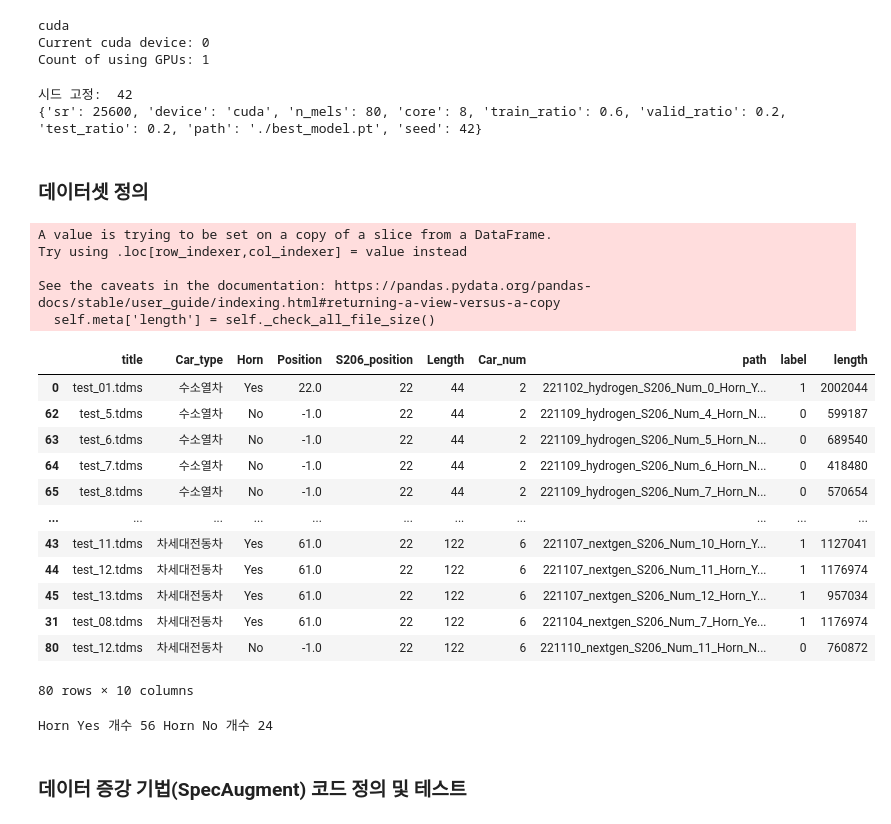
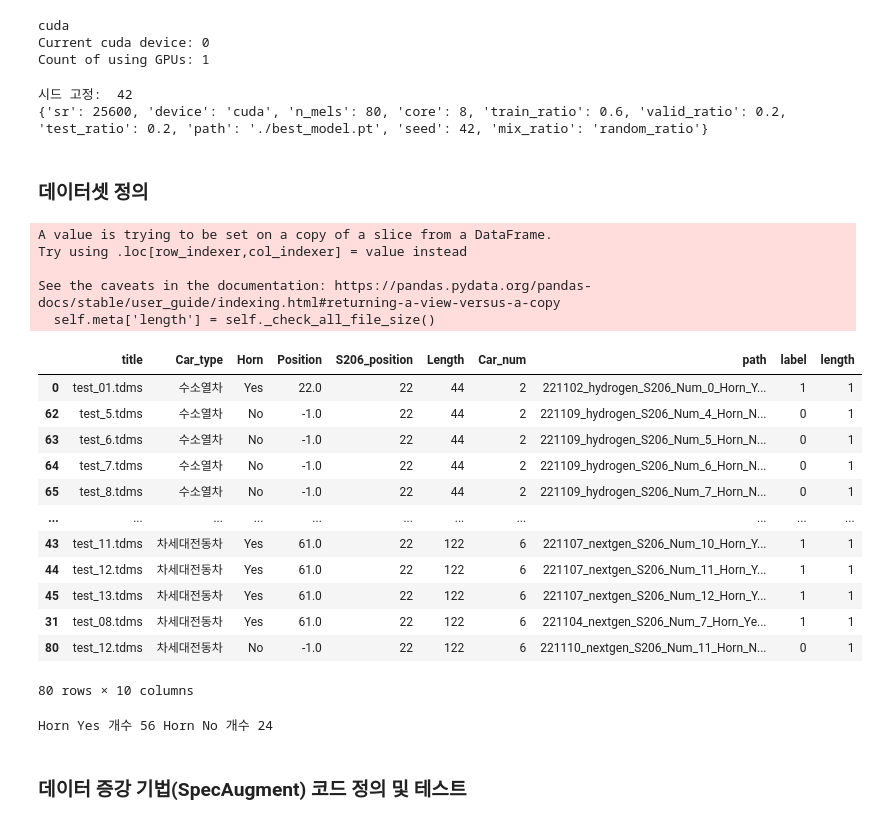
Before and after one commit to jhCOR/train_anomaly_detection, a Jupyter notebook: source/main/training/기차_소음원_탐지_코드.ipynb, the cells around one changed output. Saved outputs shown, nothing was run; the diff lists cells and outputs as text; code cells hidden in the pictures.

```diff
--- a/source/main/training/기차_소음원_탐지_코드.ipynb
+++ b/source/main/training/기차_소음원_탐지_코드.ipynb
@@ -57,7 +53,7 @@ if torch.cuda.is_available():
 #################
 
 config = {'sr' : 25600, 'device':device, 'n_mels':80, 'core':os.cpu_count(), "train_ratio":0.6,
-           "valid_ratio":0.2, "test_ratio":0.2, "path":"./best_model.pt", "seed": 42}
+           "valid_ratio":0.2, "test_ratio":0.2, "path":"./best_model.pt", "seed": 42, "mix_ratio":"random_ratio"}
 
 #################
 
@@ -97,16 +103,17 @@ restrict_seed(config['seed'])
 print(config)
 # %% [output]
 시드 고정:  42
-{'sr': 25600, 'device': 'cuda', 'n_mels': 80, 'core': 8, 'train_ratio': 0.6, 'valid_ratio': 0.2, 'test_ratio': 0.2, 'path': './best_model.pt', 'seed': 42}
+{'sr': 25600, 'device': 'cuda', 'n_mels': 80, 'core': 8, 'train_ratio': 0.6, 'valid_ratio': 0.2, 'test_ratio': 0.2, 'path': './best_model.pt', 'seed': 42, 'mix_ratio': 'random_ratio'}
 # %% [markdown]
 ### 데이터셋 정의
 # %%
 class soundDataset(Dataset):
-    def __init__(self, dir_path, csv_path, mode="train", config=None, other_sound_path=None, mixSoundRatio=0):
+    def __init__(self, dir_path, csv_path, mode="train", config=None, other_sound_path=None, mixSoundRatio=0, randomShift=True):
         self.mel_converter = torchaudio.transforms.MelSpectrogram(sample_rate=config['sr'], n_mels=config['n_mels'])
         self.db_converter = torchaudio.transforms.AmplitudeToDB()
         self.dir = dir_path
         self.mixSoundRatio = mixSoundRatio
+        self.randomShift = randomShift
         self.config = config
 
         assert other_sound_path is not None, "it must be filled"
@@ -134,7 +141,8 @@ class soundDataset(Dataset):
         path = _meta.iloc[random.randrange(1,len(_meta))]
 
         waveform, sample_rate = torchaudio.load( self.other_sound_dir / Path(str(path)).with_suffix('.mp3'))
-        audio_sample = F.resample(waveform[0], sample_rate, self.config['sr'], lowpass_filter_width=6)
+        audio_sample = F.resample(waveform, sample_rate, self.config['sr'], lowpass_filter_width=6)
+        audio_sample = audio_sample.squeeze()
         return audio_sample
 
     def _check_all_file_exist(self):
@@ -150,7 +158,7 @@ class soundDataset(Dataset):
         length_list = []
         for i in range(len(self.meta['path'])):
             waveform, sample_rate = torchaudio.load(self.dir / Path(self.meta['path'].iloc[i]).with_suffix('.wav'))
-            audio_sample = F.resample(waveform[0], sample_rate, self.config['sr'], lowpass_filter_width=6)
+            audio_sample = F.resample(waveform, sample_rate, self.config['sr'], lowpass_filter_width=6)
 
             length_list.append(len(audio_sample))
         return length_list
@@ -165,10 +173,12 @@ class soundDataset(Dataset):
     def mixOtherSound(self, audio_sample, mix_rate=1.0):
     # 시험 데이터를 실 데이터로 전이시키는 함수
         other_sound = self._get_other_sound()
+
         if len(other_sound) > len(audio_sample):
             other_sound = other_sound[:len(audio_sample)]
         else:
             other_sound = other_sound[:len(audio_sample)]
+
             front = int( (len(audio_sample) - len(other_sound)) / 4 )
             back = (len(audio_sample) - len(other_sound)) - front
             other_sound = nn.functional.pad(other_sound, (front, back) , 'constant', value=0)
@@ -186,10 +196,19 @@ class soundDataset(Dataset):
         label = row['label']
 
         waveform, sample_rate = torchaudio.load(self.dir / Path(path).with_suffix('.wav'))
-        audio_sample = F.resample(waveform[0], sample_rate, self.config['sr'], lowpass_filter_width=6)
+        audio_sample = F.resample(waveform, sample_rate, self.config['sr'], lowpass_filter_width=6)
+        audio_sample = audio_sample.squeeze()
 
-        if self.mixSoundRatio > 0:
-            audio_sample = self.mixOtherSound(audio_sample, mix_rate=self.mixSoundRatio)
+        if self.randomShift is True:
+            random_distance = random.randint(0, int(len(audio_sample)/5))
+            random_padding = torch.zeros(random_distance)
+
+            audio_sample = torch.cat((random_padding, audio_sample), 0)
+
+        if self.mixSoundRatio == "random_ratio":
+            random_ratio = random.random()
+            if random_ratio > 0:
+                audio_sample = self.mixOtherSound(audio_sample, mix_rate=random_ratio)
 
         feature = self.db_converter(self.mel_converter(audio_sample))
         label = nn.functional.one_hot(torch.tensor(label), num_classes=2)
@@ -204,31 +223,30 @@ def collate_padder(batch):
     sequence_lengths = [item[0].size(1) for item in batch]
     max_length = max(sequence_lengths)
 
-
     padded_features = [torch.nn.functional.pad(item[0], (0, max_length - item[0].size(1))) for item in batch]
 
     labels = [item[1] for item in batch]
     return torch.stack(padded_features, dim=0), torch.stack(labels, dim=0).float()
 # %%
-sound_dataset = soundDataset(dirPath, csvPath, config=config, other_sound_path=othersourcePath, mixSoundRatio=0.5)
+sound_dataset = soundDataset(dirPath, csvPath, config=config, other_sound_path=othersourcePath, mixSoundRatio="random_ratio", randomShift=True)
 # %% [output]
 A value is trying to be set on a copy of a slice from a DataFrame.
 Try using .loc[row_indexer,col_indexer] = value instead
 
 See the caveats in the documentation: https://pandas.pydata.org/pandas-docs/stable/user_guide/indexing.html#returning-a-view-versus-a-copy
   self.meta['length'] = self._check_all_file_size()
 |  | title | Car_type | Horn | Position | S206_position | Length | Car_num | path | label | length |
-| 0 | test_01.tdms | 수소열차 | Yes | 22.0 | 22 | 44 | 2 | 221102_hydrogen_S206_Num_0_Horn_Y... | 1 | 2002044 |
-| 62 | test_5.tdms | 수소열차 | No | -1.0 | 22 | 44 | 2 | 221109_hydrogen_S206_Num_4_Horn_N... | 0 | 599187 |
-| 63 | test_6.tdms | 수소열차 | No | -1.0 | 22 | 44 | 2 | 221109_hydrogen_S206_Num_5_Horn_N... | 0 | 689540 |
-| 64 | test_7.tdms | 수소열차 | No | -1.0 | 22 | 44 | 2 | 221109_hydrogen_S206_Num_6_Horn_N... | 0 | 418480 |
-| 65 | test_8.tdms | 수소열차 | No | -1.0 | 22 | 44 | 2 | 221109_hydrogen_S206_Num_7_Horn_N... | 0 | 570654 |
+| 0 | test_01.tdms | 수소열차 | Yes | 22.0 | 22 | 44 | 2 | 221102_hydrogen_S206_Num_0_Horn_Y... | 1 | 1 |
+| 62 | test_5.tdms | 수소열차 | No | -1.0 | 22 | 44 | 2 | 221109_hydrogen_S206_Num_4_Horn_N... | 0 | 1 |
+| 63 | test_6.tdms | 수소열차 | No | -1.0 | 22 | 44 | 2 | 221109_hydrogen_S206_Num_5_Horn_N... | 0 | 1 |
+| 64 | test_7.tdms | 수소열차 | No | -1.0 | 22 | 44 | 2 | 221109_hydrogen_S206_Num_6_Horn_N... | 0 | 1 |
+| 65 | test_8.tdms | 수소열차 | No | -1.0 | 22 | 44 | 2 | 221109_hydrogen_S206_Num_7_Horn_N... | 0 | 1 |
 | ... | ... | ... | ... | ... | ... | ... | ... | ... | ... | ... |
-| 43 | test_11.tdms | 차세대전동차 | Yes | 61.0 | 22 | 122 | 6 | 221107_nextgen_S206_Num_10_Horn_Y... | 1 | 1127041 |
-| 44 | test_12.tdms | 차세대전동차 | Yes | 61.0 | 22 | 122 | 6 | 221107_nextgen_S206_Num_11_Horn_Y... | 1 | 1176974 |
-| 45 | test_13.tdms | 차세대전동차 | Yes | 61.0 | 22 | 122 | 6 | 221107_nextgen_S206_Num_12_Horn_Y... | 1 | 957034 |
-| 31 | test_08.tdms | 차세대전동차 | Yes | 61.0 | 22 | 122 | 6 | 221104_nextgen_S206_Num_7_Horn_Ye... | 1 | 1176974 |
-| 80 | test_12.tdms | 차세대전동차 | No | -1.0 | 22 | 122 | 6 | 221110_nextgen_S206_Num_11_Horn_N... | 0 | 760872 |
+| 43 | test_11.tdms | 차세대전동차 | Yes | 61.0 | 22 | 122 | 6 | 221107_nextgen_S206_Num_10_Horn_Y... | 1 | 1 |
+| 44 | test_12.tdms | 차세대전동차 | Yes | 61.0 | 22 | 122 | 6 | 221107_nextgen_S206_Num_11_Horn_Y... | 1 | 1 |
+| 45 | test_13.tdms | 차세대전동차 | Yes | 61.0 | 22 | 122 | 6 | 221107_nextgen_S206_Num_12_Horn_Y... | 1 | 1 |
+| 31 | test_08.tdms | 차세대전동차 | Yes | 61.0 | 22 | 122 | 6 | 221104_nextgen_S206_Num_7_Horn_Ye... | 1 | 1 |
+| 80 | test_12.tdms | 차세대전동차 | No | -1.0 | 22 | 122 | 6 | 221110_nextgen_S206_Num_11_Horn_N... | 0 | 1 |
 80 rows × 10 columns
 Horn Yes 개수 56 Horn No 개수 24
 # %%
```
Also changed, not shown: parts of 15 cells of this notebook, 1 other file.
